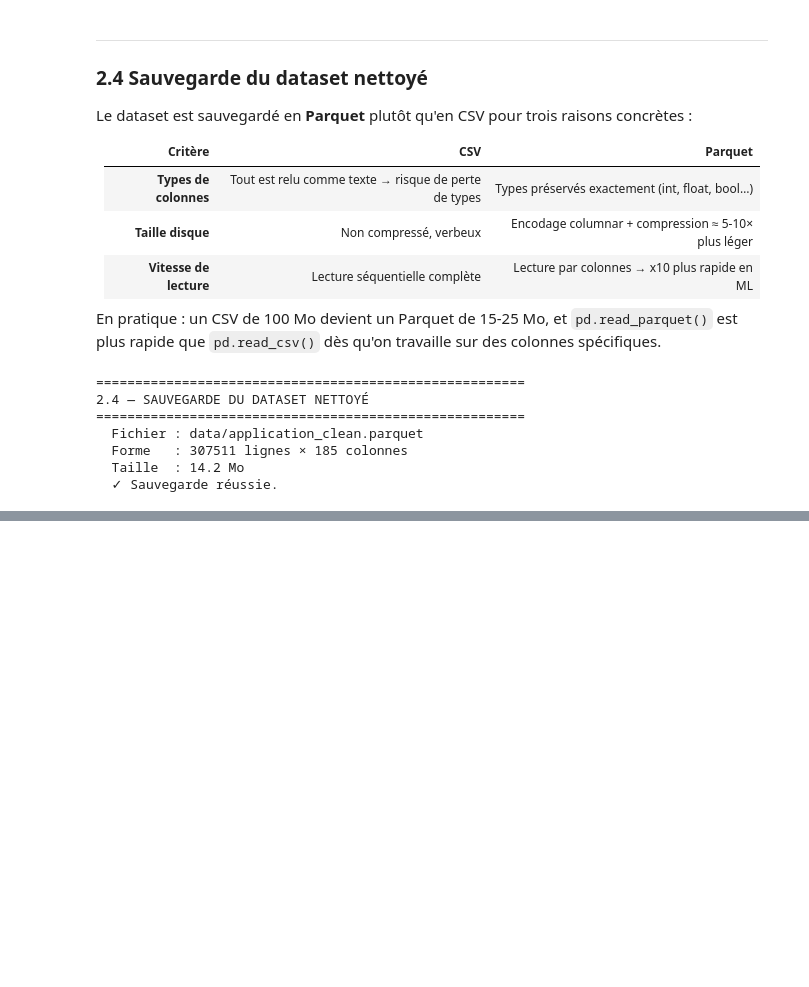
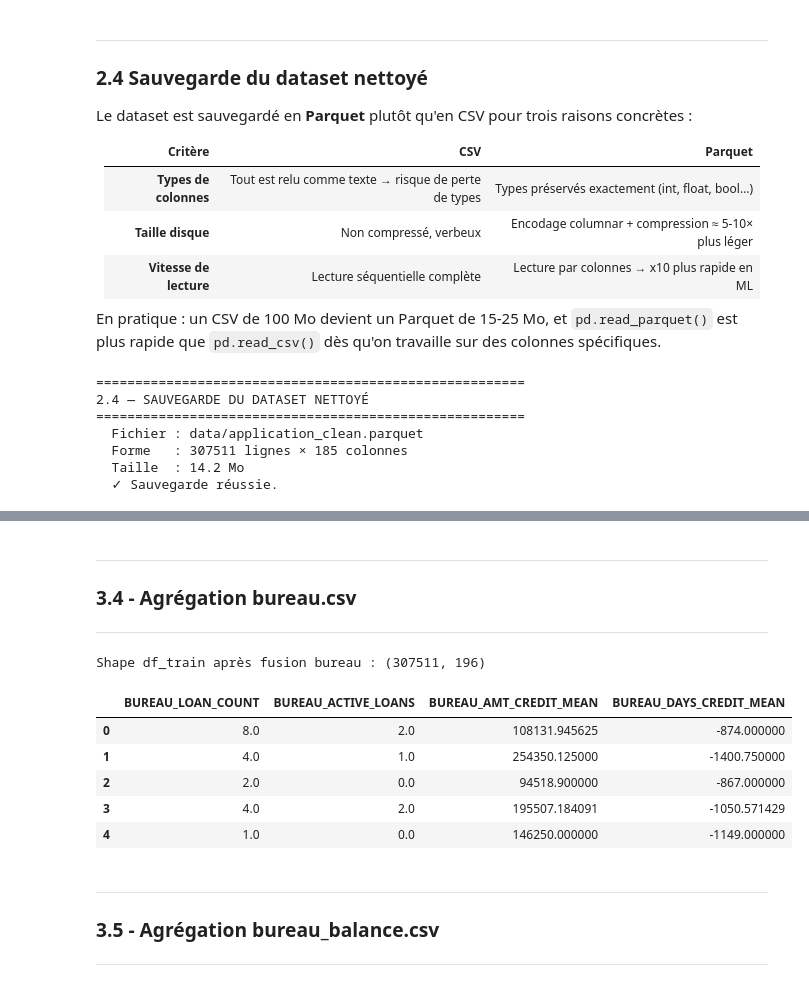
Before and after one commit to dibattista/Initiez-vous-au-MLOps, a Jupyter notebook: notebook.ipynb, the cells around one changed output, grey strips where cells are left out. Drawn from its saved outputs; the diff is of its cells as text; code cells hidden in the pictures; blank space fills up the shorter version.

```diff
--- a/notebook.ipynb
+++ b/notebook.ipynb
@@ -1634,0 +1753,50 @@ print("  ✓ Sauvegarde réussie.")
+# %% [markdown]
+---
+
+### 3.4 - Agrégation bureau.csv
+
+---
+# %%
+# Chargement de bureau.csv : historique des crédits déclarés aux bureaux de crédit
+bureau = pd.read_csv(DATA_PATH + 'bureau.csv')
+
+# Indicateur binaire de crédit encore actif :
+# distingue les engagements en cours (risque de charge) des crédits soldés
+bureau['CREDIT_ACTIVE_BINARY'] = (bureau['CREDIT_ACTIVE'] == 'Active').astype(int)
+
+# Agrégation à la maille client (1 ligne par SK_ID_CURR) :
+# résume l'historique multi-lignes de bureau.csv en features exploitables par le modèle
+bureau_agg = bureau.groupby('SK_ID_CURR').agg(
+    BUREAU_LOAN_COUNT      = ('SK_ID_BUREAU',          'count'),   # nombre total de crédits déclarés
+    BUREAU_ACTIVE_LOANS    = ('CREDIT_ACTIVE_BINARY',  'sum'),     # nombre de crédits encore actifs
+    BUREAU_AMT_CREDIT_MEAN = ('AMT_CREDIT_SUM',        'mean'),    # montant moyen des crédits passés
+    BUREAU_DAYS_CREDIT_MEAN= ('DAYS_CREDIT',           'mean'),    # ancienneté moyenne des dossiers bureau
+).reset_index()
+
+# Fusion left join : on conserve tous les clients de df_train
+# les clients sans historique bureau reçoivent NaN → imputés juste après
+df_train = df_train.merge(bureau_agg, on='SK_ID_CURR', how='left')
+
+# Imputation des NaN issus du join par la médiane de chaque nouvelle colonne :
+# la médiane est robuste aux distributions asymétriques du nombre et montant de crédits
+bureau_cols = ['BUREAU_LOAN_COUNT', 'BUREAU_ACTIVE_LOANS',
+               'BUREAU_AMT_CREDIT_MEAN', 'BUREAU_DAYS_CREDIT_MEAN']
+for col in bureau_cols:
+    df_train[col] = df_train[col].fillna(df_train[col].median())
+
+print('Shape df_train après fusion bureau :', df_train.shape)
+df_train[bureau_cols].head()
+# %% [output]
+Shape df_train après fusion bureau : (307511, 196)
+|  | BUREAU_LOAN_COUNT | BUREAU_ACTIVE_LOANS | BUREAU_AMT_CREDIT_MEAN | BUREAU_DAYS_CREDIT_MEAN |
+| 0 | 8.0 | 2.0 | 108131.945625 | -874.000000 |
+| 1 | 4.0 | 1.0 | 254350.125000 | -1400.750000 |
+| 2 | 2.0 | 0.0 | 94518.900000 | -867.000000 |
+| 3 | 4.0 | 2.0 | 195507.184091 | -1050.571429 |
+| 4 | 1.0 | 0.0 | 146250.000000 | -1149.000000 |
+# %% [markdown]
+---
+
+### 3.5 - Agrégation bureau_balance.csv
+
+---
```
Also changed, not shown: parts of 16 cells of this notebook.
